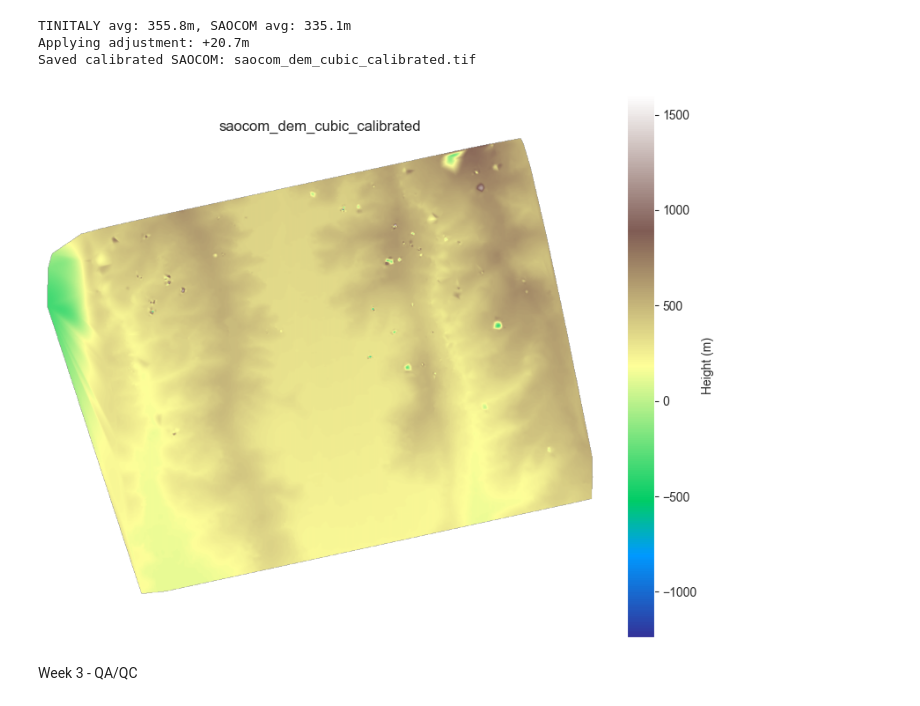
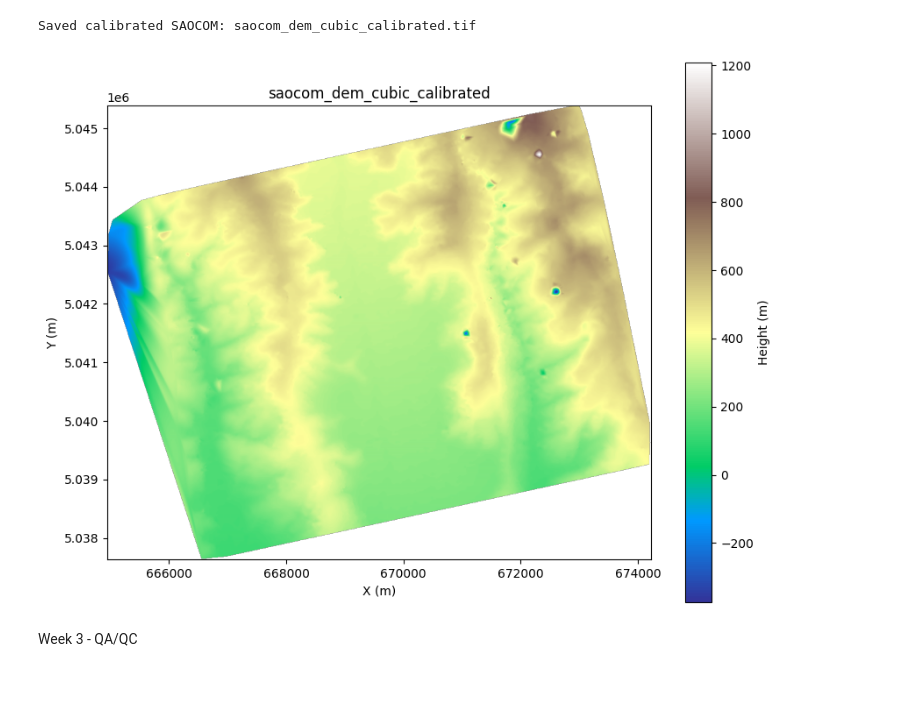
Before and after one commit to clgoodrich/saocom_project, a Jupyter notebook: main_saocon.ipynb, the cells around one changed output. Drawn from its saved outputs; the diff is of its cells as text; code cells hidden in the pictures.

```diff
--- a/main_saocon.ipynb
+++ b/main_saocon.ipynb
@@ -443,27 +203,30 @@ def process_reference_dem(dem_path, target_bounds, target_transform, target_widt
         # Save
         with rasterio.open(output_path, 'w', **profile) as dst:
             dst.write(output_array, 1)
-        show_tiff(output_path)
+        show_tiff_pts(output_path)
     return output_path
 
 reference_dems = {}
-if 'saocom_grid' in locals():
+# if 'saocom_grid' in locals():
     # Get target grid from SAOCOM
-    bounds = [grid_x.min(), grid_y.min(), grid_x.max(), grid_y.max()]
-    transform = from_bounds(*bounds, grid_x.shape[1], grid_x.shape[0])
+bounds = [gridx._min(), grid_y.min(), grid_x.max(), grid_y.max()]
+transform = from_bounds(*bounds, grid_x.shape[1], grid_x.shape[0])
 
-    # Find and process reference DEMs
-    dem_patterns = {
-        'tinitaly': '*tinitaly*',
-        'copernicus': '*GLO30*',
-        'lidar_crop': '*lidar*'
-    }
+# Find and process reference DEMs
+dem_patterns = {
+    'tinitaly': '*tinitaly*',
+    'copernicus': '*GLO30*',
+    'lidar_crop': '*lidar*'
+}
 
-    for name, pattern in dem_patterns.items():
-        dem_files = list(DATA_DIR.glob(f"{name}.tif")) + list(DATA_DIR.glob(f"{name}.TIF"))
-        if dem_files:
-            processed_path = process_reference_dem(
-                dem_files[0], bounds, transform, grid_x.shape[1], grid_x.shape[0]
-            )
-            reference_dems[name] = processed_path
+for name, pattern in dem_patterns.items():
+    dem_files = list(DATA_DIR.glob(f"{pattern}.tif")) + list(DATA_DIR.glob(f"{pattern}.TIF"))
+    if dem_files:
+        processed_path = process_reference_dem(
+            dem_files[0], bounds, transform, grid_x.shape[1], grid_x.shape[0]
+        )
+        reference_dems[name] = processed_path
+
+print(reference_dems)
+# create_qaqc_report(gdf, cleaned_points, RESULTS_DIR)
 # %% [output]
@@ -473,5 +578,6 @@ if 'saocom_grid' in locals():
 # %%
 from shapely.geometry import box
+from rasterio.mask import mask
 def calibrate_saocom(saocom_path, tinitaly_path):
     """Calibrate SAOCOM heights using TINITALY reference"""
 
@@ -496,8 +602,6 @@ def calibrate_saocom(saocom_path, tinitaly_path):
     saocom_avg = np.mean(saocom_valid)
     adjustment = tinitaly_avg - saocom_avg
 
-    print(f"TINITALY avg: {tinitaly_avg:.1f}m, SAOCOM avg: {saocom_avg:.1f}m")
-    print(f"Applying adjustment: {adjustment:+.1f}m")
 
     # Apply adjustment to SAOCOM
     with rasterio.open(saocom_path) as src:
@@ -517,13 +621,11 @@ def calibrate_saocom(saocom_path, tinitaly_path):
 
 calibrated_saocom = calibrate_saocom(saocom_raster_path, reference_dems['tinitaly'])
 # %% [output]
-TINITALY avg: 355.8m, SAOCOM avg: 335.1m
-Applying adjustment: +20.7m
 Saved calibrated SAOCOM: saocom_dem_cubic_calibrated.tif
 # %%
-show_tiff(calibrated_saocom)
+show_tiff_pts(calibrated_saocom)
 # %% [output]
-[figure, old version]
+[figure, new version]
 # %% [markdown]
 Week 3 - QA/QC
 # %%
```
Also changed, not shown: parts of 12 cells of this notebook, 2 other files.
